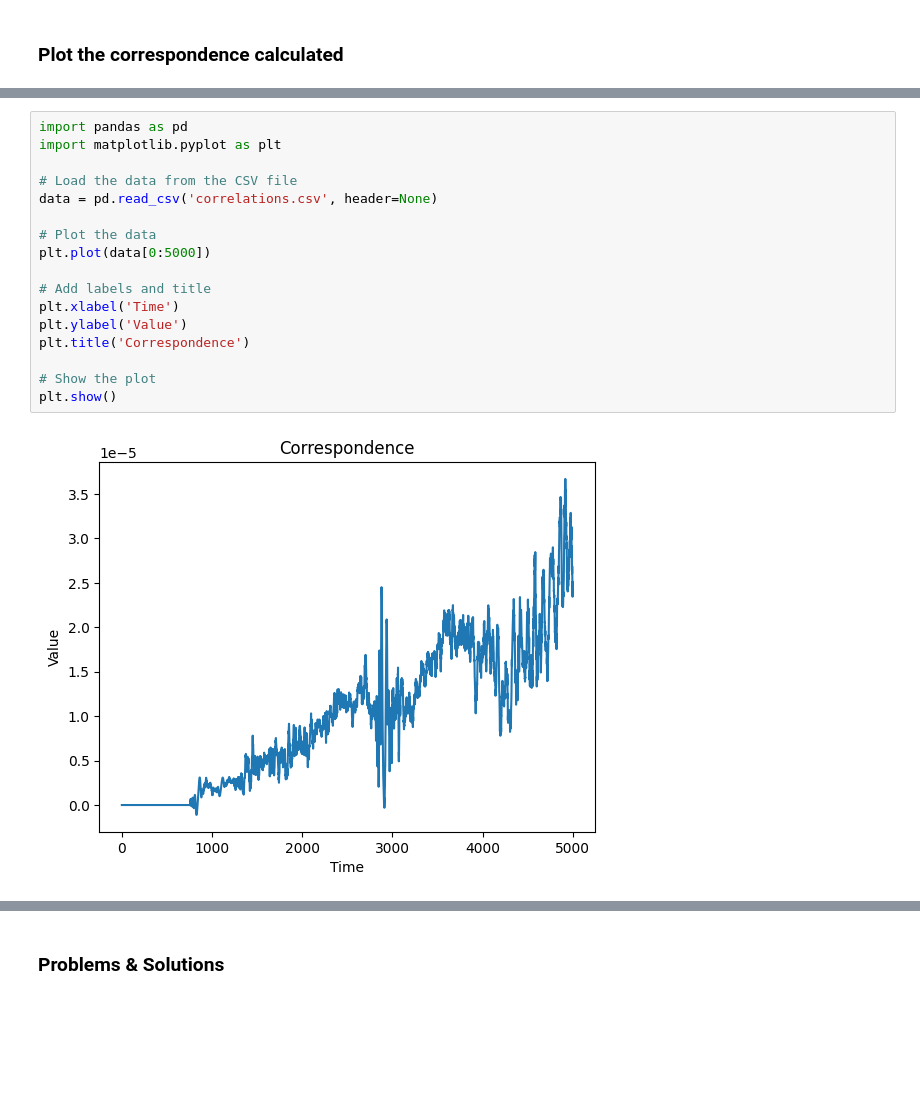
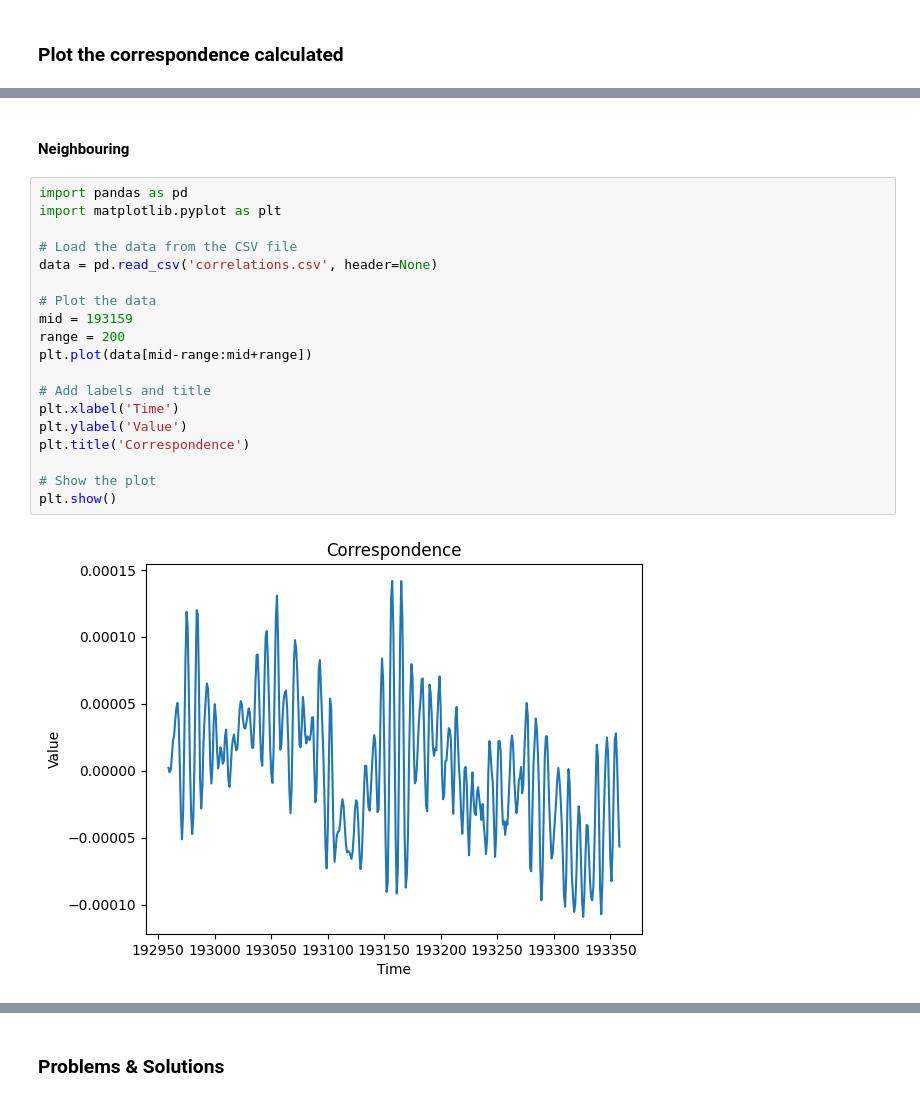
Before and after one commit to Mysterious-Mus/AcousticNFC, a Jupyter notebook: notes.ipynb, the cells around one changed output, grey strips where cells are left out. Saved outputs shown, nothing was run; the diff lists cells and outputs as text; blank space fills up the shorter version.

Commit message:
add plot debug

```diff
--- a/notes.ipynb
+++ b/notes.ipynb
@@ -240,22 +240,26 @@ plt.show()
+# %% [markdown]
+#### Neighbouring
 # %%
 import pandas as pd
 import matplotlib.pyplot as plt
 
 # Load the data from the CSV file
 data = pd.read_csv('correlations.csv', header=None)
 
 # Plot the data
-plt.plot(data[0:5000])
+mid = 193159
+range = 200
+plt.plot(data[mid-range:mid+range])
 
 # Add labels and title
 plt.xlabel('Time')
 plt.ylabel('Value')
 plt.title('Correspondence')
 
 # Show the plot
 plt.show()
 # %% [output]
-[figure, old version]
+[figure, new version]
 # %%
 # see how many is above 5
 import pandas as pd
```
Also changed, not shown: parts of 6 cells of this notebook, 3 other files.
